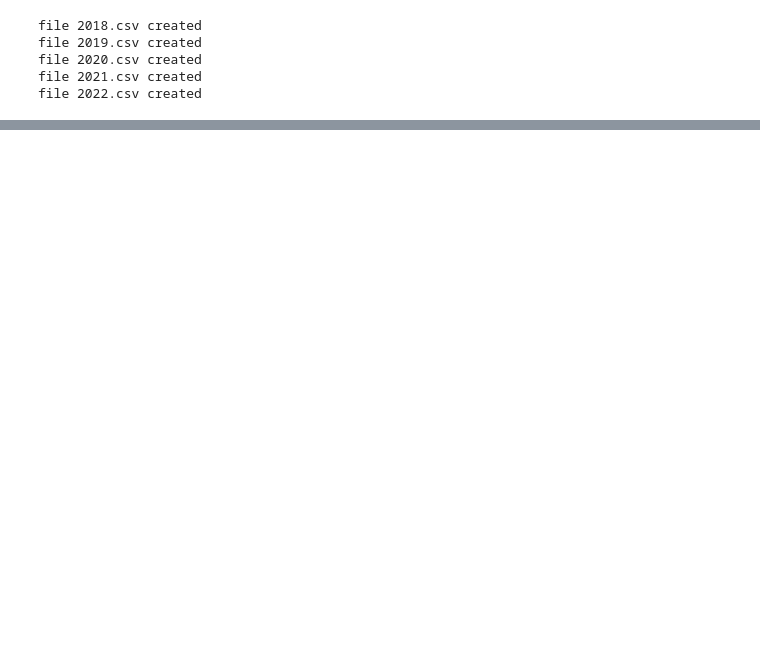
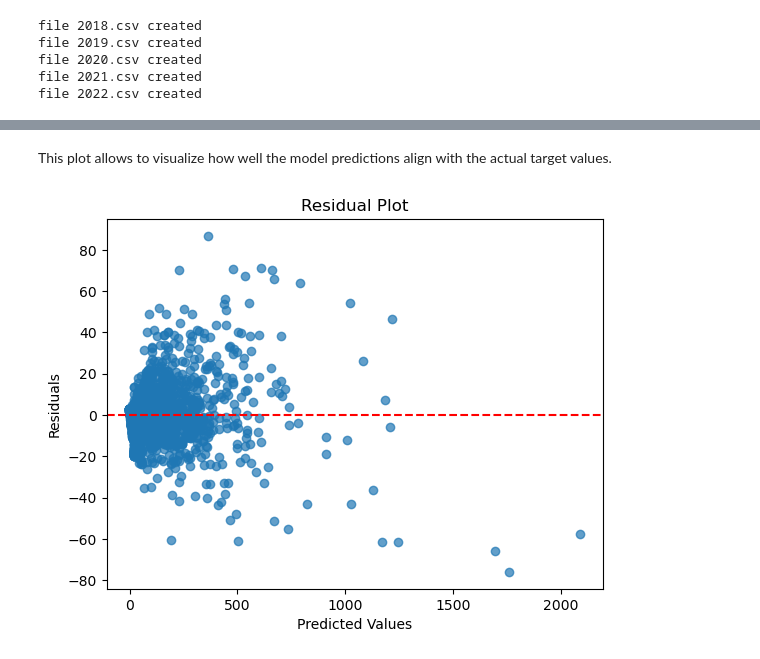
Before and after one commit to bapthub/summer-school-project, a Jupyter notebook: main.ipynb, the cells around one changed output, grey strips where cells are left out. Cells and saved outputs as stored; diff of their text form; code cells hidden in the pictures; blank space fills up the shorter version.

```diff
--- a/main.ipynb
+++ b/main.ipynb
@@ -164,0 +270,13 @@ memory usage: 12.1+ MB
+# %% [markdown]
+This plot allows to visualize how well the model predictions align with the actual target values.
+# %%
+# Residual Plot
+residuals = y_test - y_pred
+plt.scatter(y_pred, residuals, alpha=0.7)
+plt.axhline(y=0, color='red', linestyle='--')
+plt.xlabel("Predicted Values")
+plt.ylabel("Residuals")
+plt.title("Residual Plot")
+plt.show()
+# %% [output]
+[figure, added]
```
Also changed, not shown: parts of 34 cells of this notebook, 1 other file.
